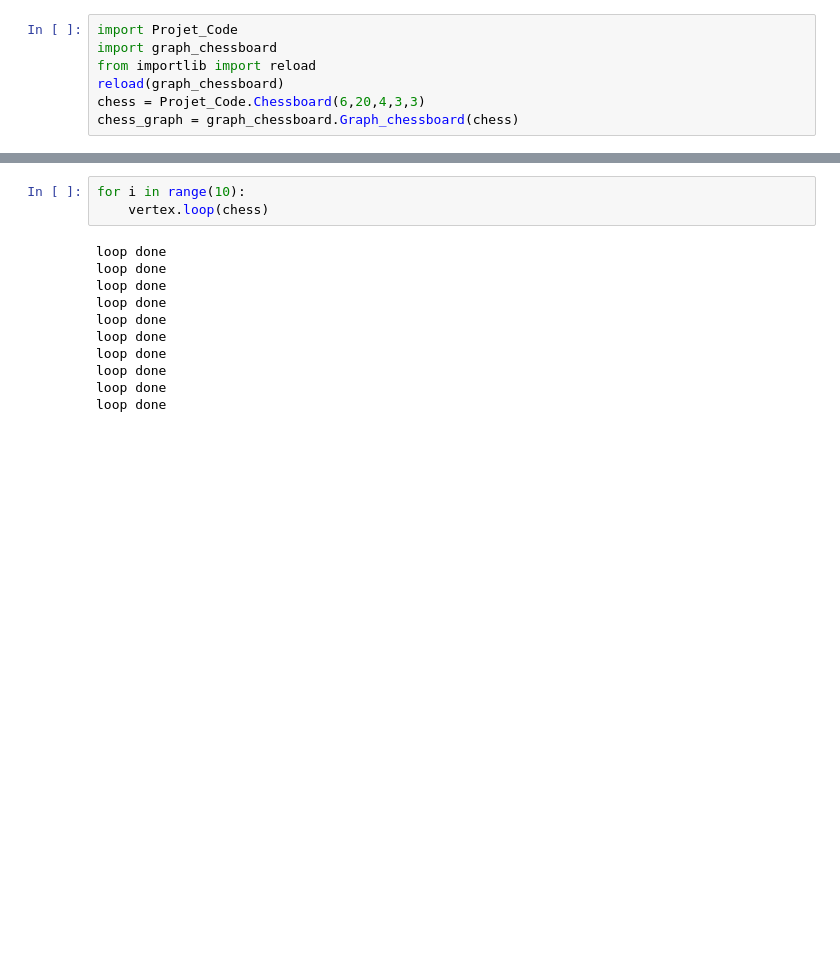
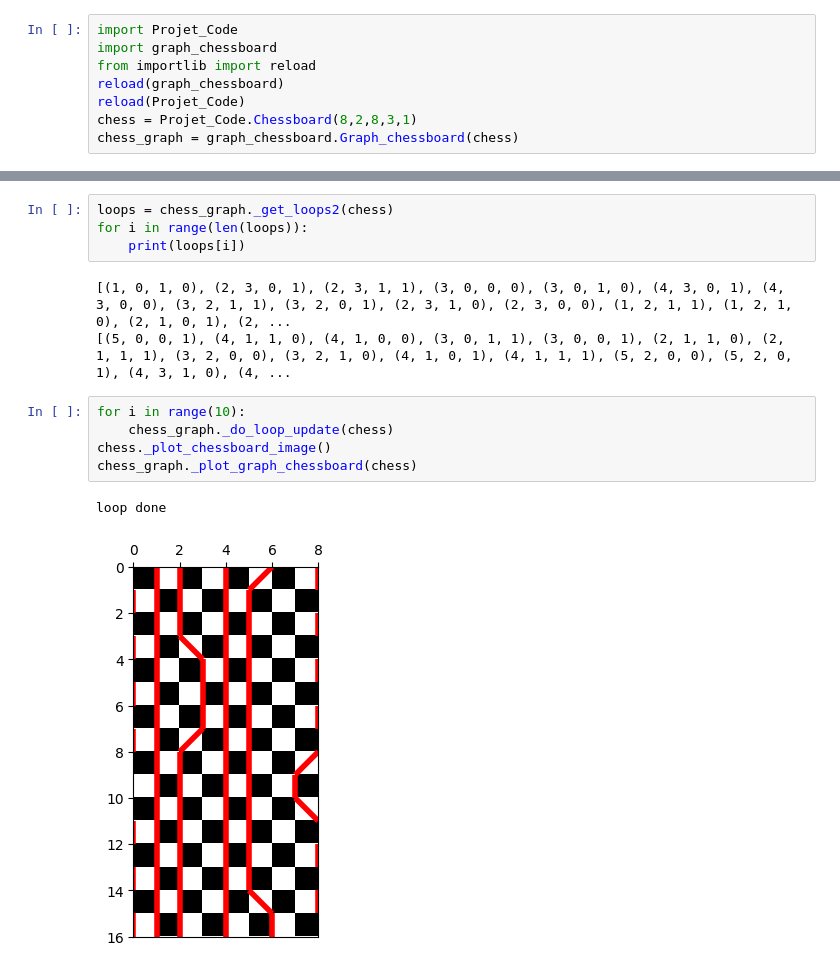
Before and after one commit to SimoneAusilio/qmc-algorithm-spin-system, a Jupyter notebook: test_graph_chessboard_and_LOOP.ipynb, the cells around one changed output, grey strips where cells are left out. Saved outputs shown, nothing was run; the diff lists cells and outputs as text; blank space fills up the shorter version.

Commit message:
loop update fonctionnel

```diff
--- a/test_graph_chessboard_and_LOOP.ipynb
+++ b/test_graph_chessboard_and_LOOP.ipynb
@@ -3,5 +3,6 @@ import Projet_Code
 import graph_chessboard
 from importlib import reload
 reload(graph_chessboard)
-chess = Projet_Code.Chessboard(6,20,4,3,3)
+reload(Projet_Code)
+chess = Projet_Code.Chessboard(8,2,8,3,1)
 chess_graph = graph_chessboard.Graph_chessboard(chess)
@@ -26,14 +45,15 @@ w3: 0.023517745856009107
+# %%
+loops = chess_graph._get_loops2(chess)
+for i in range(len(loops)):
+    print(loops[i])
+# %% [output]
+[(1, 0, 1, 0), (2, 3, 0, 1), (2, 3, 1, 1), (3, 0, 0, 0), (3, 0, 1, 0), (4, 3, 0, 1), (4, 3, 0, 0), (3, 2, 1, 1), (3, 2, 0, 1), (2, 3, 1, 0), (2, 3, 0, 0), (1, 2, 1, 1), (1, 2, 1, 0), (2, 1, 0, 1), (2, ...
+[(5, 0, 0, 1), (4, 1, 1, 0), (4, 1, 0, 0), (3, 0, 1, 1), (3, 0, 0, 1), (2, 1, 1, 0), (2, 1, 1, 1), (3, 2, 0, 0), (3, 2, 1, 0), (4, 1, 0, 1), (4, 1, 1, 1), (5, 2, 0, 0), (5, 2, 0, 1), (4, 3, 1, 0), (4, ...
 # %%
 for i in range(10):
-    vertex.loop(chess)
+    chess_graph._do_loop_update(chess)
+chess._plot_chessboard_image()
+chess_graph._plot_graph_chessboard(chess)
 # %% [output]
 loop done
-loop done
-loop done
-loop done
-loop done
-loop done
-loop done
-loop done
-loop done
-loop done
+[figure, added]
```
Also changed, not shown: parts of 9 cells of this notebook, 4 other files.
